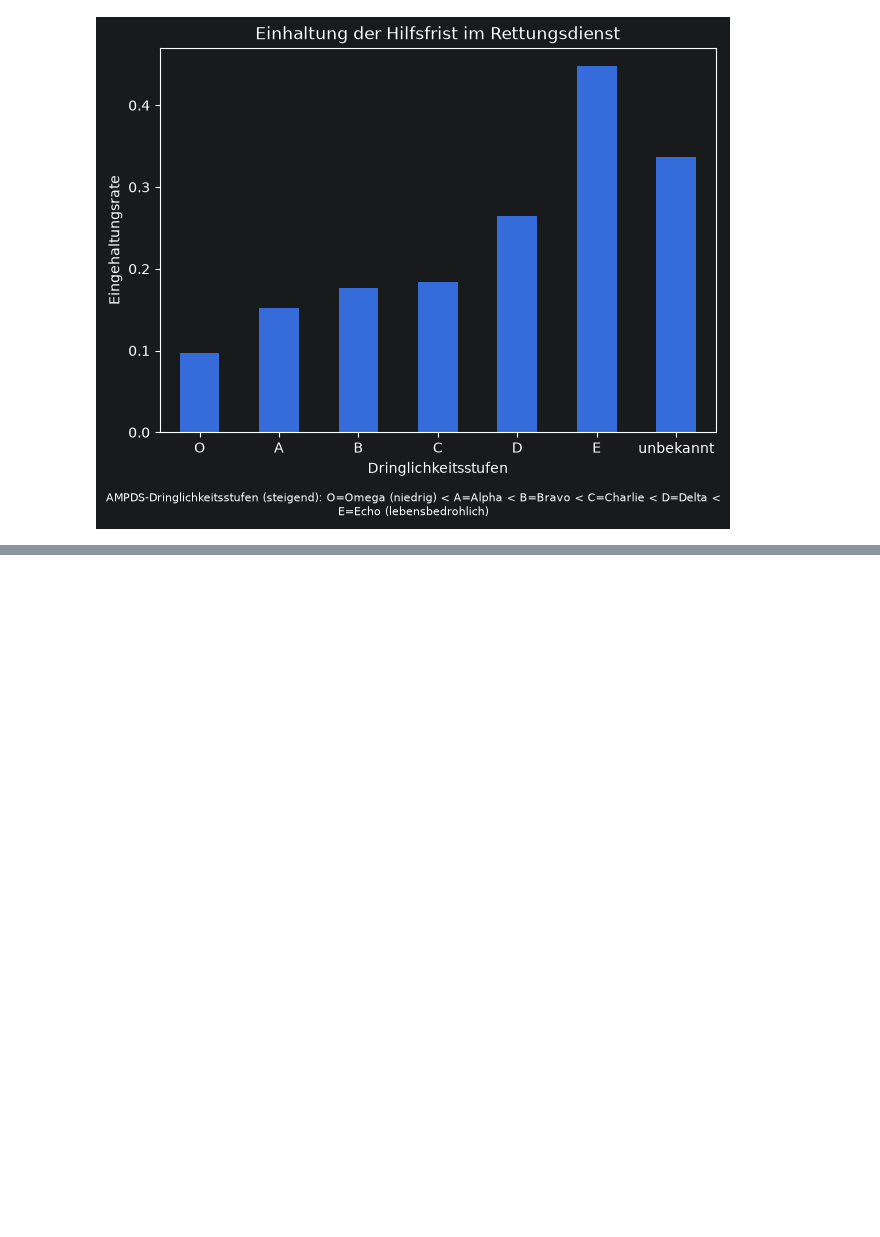
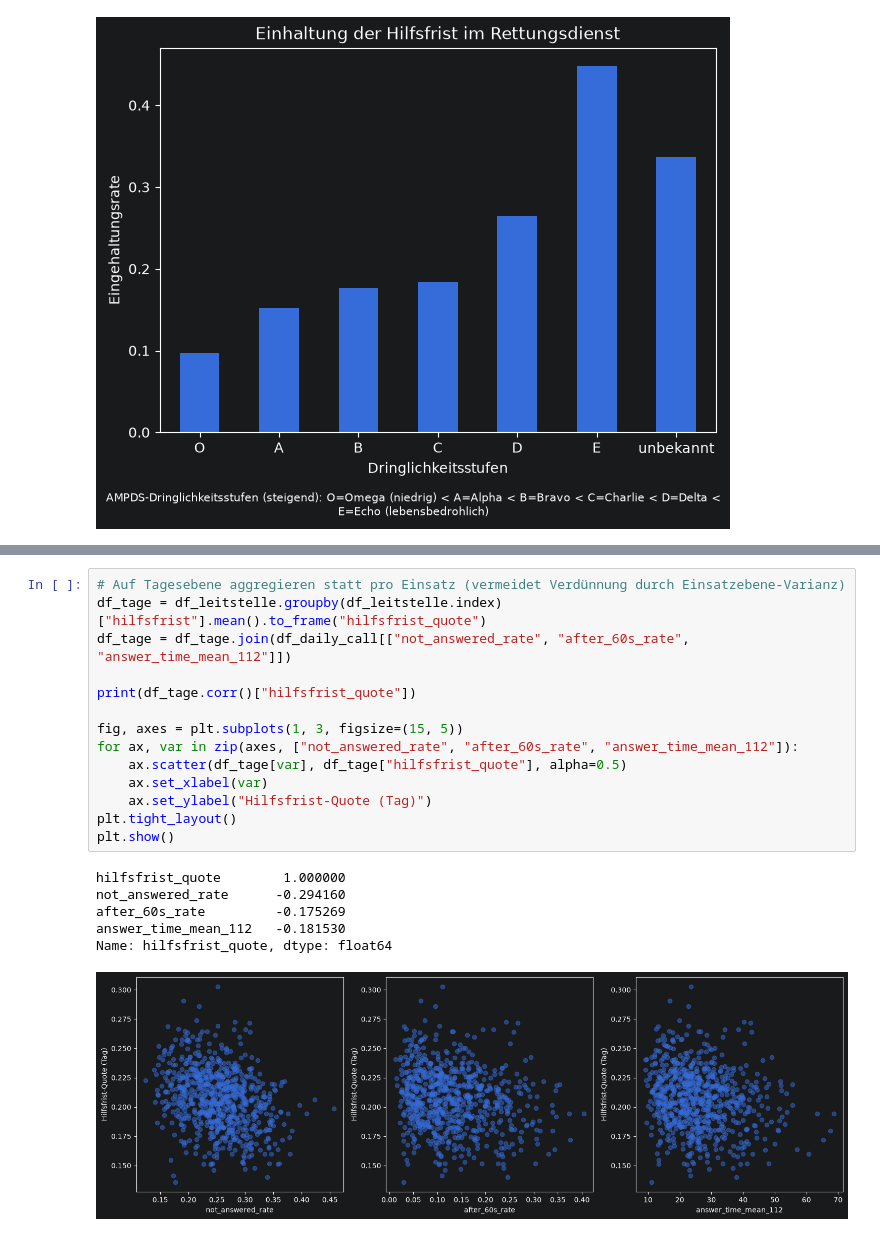
Before and after one commit to coohjaay/BigdataNeu, a Jupyter notebook: sample.ipynb, the cells around one changed output, grey strips where cells are left out. Drawn from its saved outputs; the diff is of its cells as text; blank space fills up the shorter version.

```diff
--- a/sample.ipynb
+++ b/sample.ipynb
@@ -523,0 +648,21 @@ https://open-meteo.com/en/docs/historical-forecast-api?start_date=2022-01-01&end
+# %%
+# Auf Tagesebene aggregieren statt pro Einsatz (vermeidet Verdünnung durch Einsatzebene-Varianz)
+df_tage = df_leitstelle.groupby(df_leitstelle.index)["hilfsfrist"].mean().to_frame("hilfsfrist_quote")
+df_tage = df_tage.join(df_daily_call[["not_answered_rate", "after_60s_rate", "answer_time_mean_112"]])
+
+print(df_tage.corr()["hilfsfrist_quote"])
+
+fig, axes = plt.subplots(1, 3, figsize=(15, 5))
+for ax, var in zip(axes, ["not_answered_rate", "after_60s_rate", "answer_time_mean_112"]):
+    ax.scatter(df_tage[var], df_tage["hilfsfrist_quote"], alpha=0.5)
+    ax.set_xlabel(var)
+    ax.set_ylabel("Hilfsfrist-Quote (Tag)")
+plt.tight_layout()
+plt.show()
+# %% [output]
+hilfsfrist_quote        1.000000
+not_answered_rate      -0.294160
+after_60s_rate         -0.175269
+answer_time_mean_112   -0.181530
+Name: hilfsfrist_quote, dtype: float64
+[figure, added]
```
Also changed, not shown: parts of 32 cells of this notebook, 1 other file.
